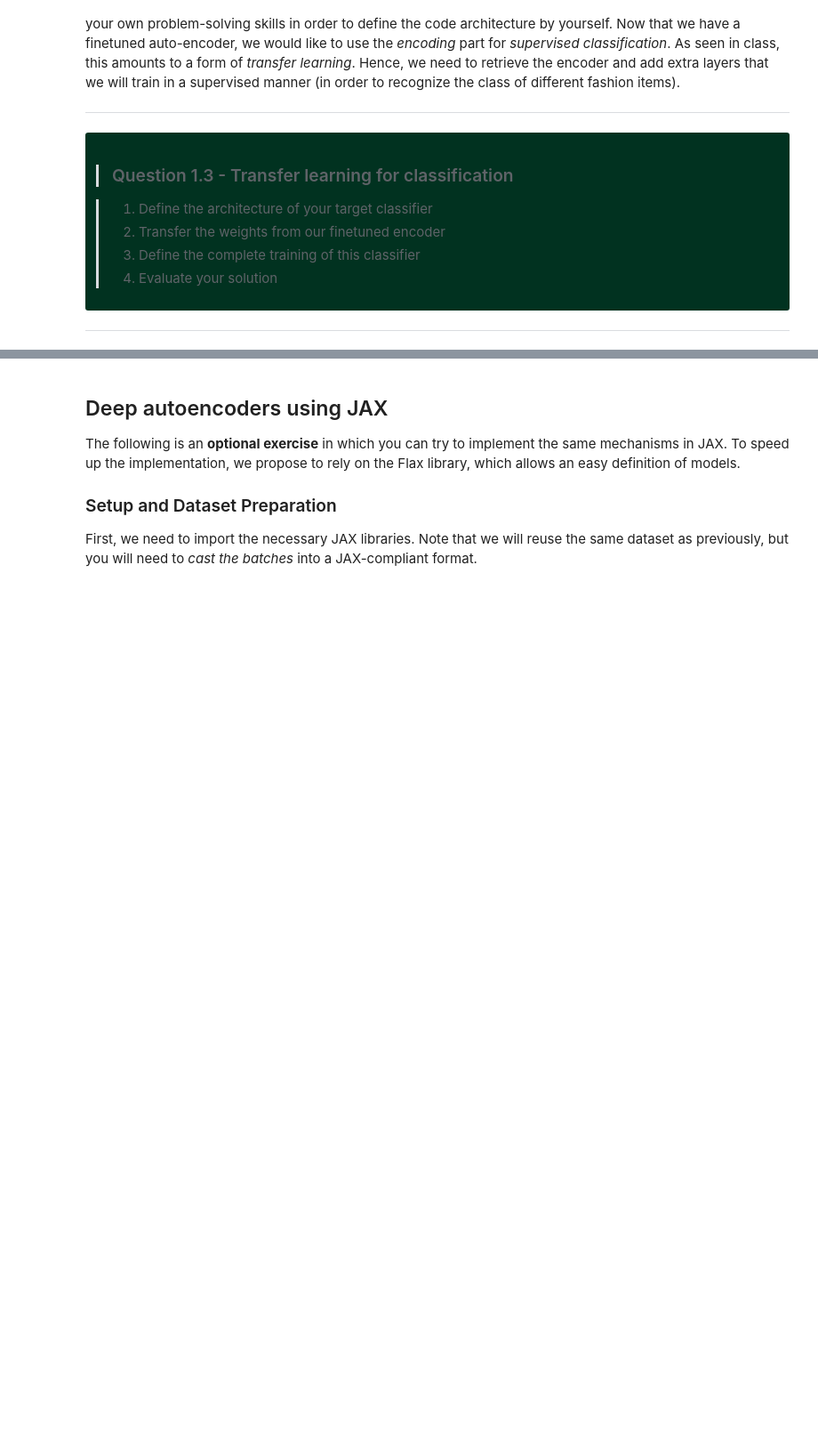
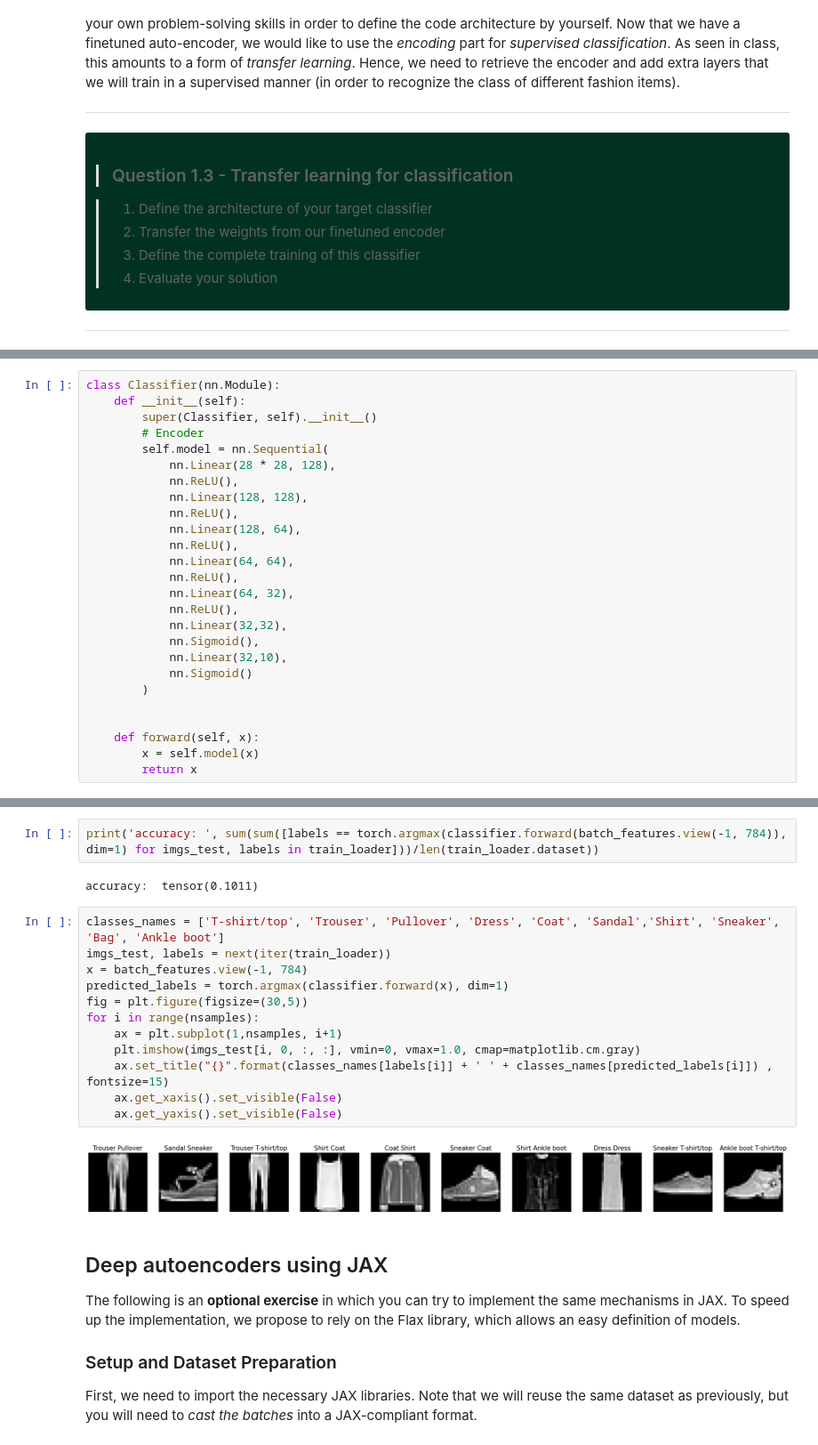
Before and after one commit to Jovillios/creative_ml, a Jupyter notebook: 04_deep_learning.ipynb, the cells around one changed output, grey strips where cells are left out. Shown at 89% size. Saved outputs shown, nothing was run; the diff lists cells and outputs as text; blank space fills up the shorter version.

```diff
--- a/04_deep_learning.ipynb
+++ b/04_deep_learning.ipynb
@@ -706,0 +743,26 @@ The following question is entirely open, without any specific code guideline to
+# %%
+class Classifier(nn.Module):
+    def __init__(self):
+        super(Classifier, self).__init__()
+        # Encoder
+        self.model = nn.Sequential(
+            nn.Linear(28 * 28, 128),
+            nn.ReLU(),
+            nn.Linear(128, 128),
+            nn.ReLU(),
+            nn.Linear(128, 64),
+            nn.ReLU(),
+            nn.Linear(64, 64),
+            nn.ReLU(),
+            nn.Linear(64, 32),
+            nn.ReLU(),
+            nn.Linear(32,32),
+            nn.Sigmoid(),
+            nn.Linear(32,10),
+            nn.Sigmoid()
+        )
+
+
+    def forward(self, x):
+        x = self.model(x)
+        return x
@@ -707,3 +805,21 @@ The following question is entirely open, without any specific code guideline to
+# %%
+print('accuracy: ', sum(sum([labels == torch.argmax(classifier.forward(batch_features.view(-1, 784)), dim=1) for imgs_test, labels in train_loader]))/len(train_loader.dataset))
+# %% [output]
+accuracy:  tensor(0.1011)
+# %%
+classes_names = ['T-shirt/top', 'Trouser', 'Pullover', 'Dress', 'Coat', 'Sandal','Shirt', 'Sneaker', 'Bag', 'Ankle boot']
+imgs_test, labels = next(iter(train_loader))
+x = batch_features.view(-1, 784)
+predicted_labels = torch.argmax(classifier.forward(x), dim=1)
+fig = plt.figure(figsize=(30,5))
+for i in range(nsamples):
+    ax = plt.subplot(1,nsamples, i+1)
+    plt.imshow(imgs_test[i, 0, :, :], vmin=0, vmax=1.0, cmap=matplotlib.cm.gray)
+    ax.set_title("{}".format(classes_names[labels[i]] + ' ' + classes_names[predicted_labels[i]]) , fontsize=15)
+    ax.get_xaxis().set_visible(False)
+    ax.get_yaxis().set_visible(False)
+# %% [output]
+[figure, added]
 # %% [markdown]
 ## Deep autoencoders using JAX
 
```
Also changed, not shown: parts of 13 cells of this notebook, 2 other files.
